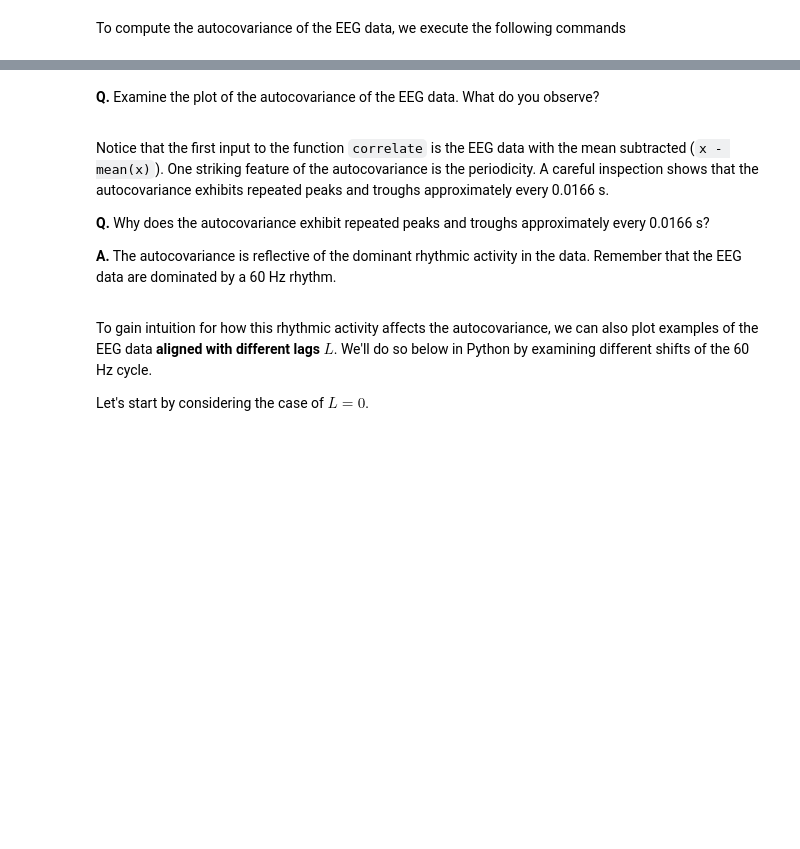
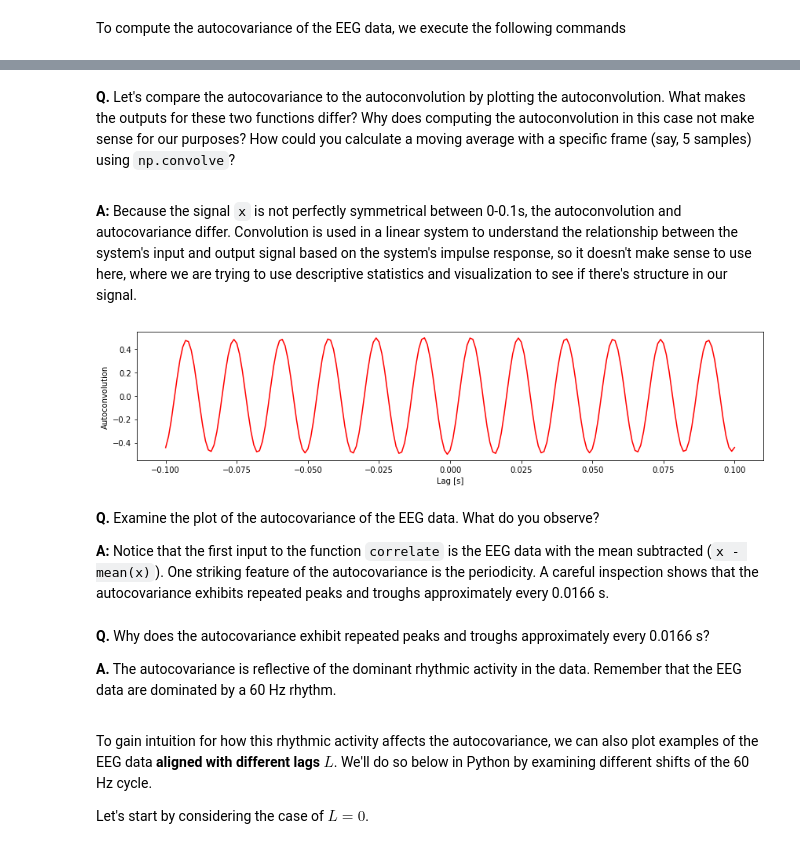
Before and after one commit to jaib1/Case-Studies-Python, a Jupyter notebook: content/03/the-power-spectrum-part-1.ipynb, the cells around one changed output, grey strips where cells are left out. Cells and saved outputs as stored; diff of their text form; code cells hidden in the pictures; blank space fills up the shorter version.

```diff
--- a/content/03/the-power-spectrum-part-1.ipynb
+++ b/content/03/the-power-spectrum-part-1.ipynb
@@ -315,12 +345,64 @@ ax4.set_ylabel('Autocovariance')
+# %% [markdown]
+<div class="question">
+
+**Q.** Let's compare the autocovariance to the autoconvolution by plotting the autoconvolution. What makes the outputs for these two functions differ? Why does computing the autoconvolution in this case not make sense for our purposes? How could you calculate a moving average with a specific frame (say, 5 samples) using `np.convolve`?
+
+</div>
+# %% [markdown]
+__A:__ Because the signal `x` is not perfectly symmetrical between 0-0.1s, the autoconvolution and autocovariance differ. Convolution is used in a linear system to understand the relationship between the system's input and output signal based on the system's impulse response, so it doesn't make sense to use here, where we are trying to use descriptive statistics and visualization to see if there's structure in our signal.
+# %%
+# Compute and plot the autocovariance at +/- 100 lags (.1 s)
+auto_conv = 1 / N * np.convolve(x - x.mean(), x - x.mean(), mode='full')
+
+idxs = abs(lags) <= 100
+fig5, ax5 = plt.subplots()
+ax5.plot(lags[idxs] * dt, auto_conv[idxs], 'r')
+ax5.set_xlabel('Lag [s]')
+ax5.set_ylabel('Autoconvolution')
+
+# Compute the moving average
+frame = 5
+weights = np.ones(frame) / frame
+# we use `mode='same'` to return a signal that has the same length as the input
+moving_avg = np.convolve(x-x.mean(), weights, mode='same')
+
+# To compute a moving average of any frame, we can define the following function:
+def moving_avg(data, frame=5):
+    """
+    Computes the moving average of a signal via convolution.
+
+    Parameters:
+    -----------
+        data (ndarray): 1d array of timeseries data by 'n'
+        frame (int): Number of samples in `data` to average for each
+                     output sample (aka "window")
+
+    Returns:
+    --------
+        ma: The moving average output of `data` for frame size `frame`
+
+    Example - calculate the moving average of a list of ints:
+
+        data = [1, 2, 3, 6, 9, 12, 20, 28, 30, 25, 22, 20, 15, 12, 10]
+        ma = moving_average(np.asarray(data), 3)
+    ---------
+    """
+
+    # Ensure `data` is a 1d ndarray
+    data = np.asarray(data).flatten()
+    weights = np.ones(frame) / frame
+    ma = np.convolve(data, weights, mode='same')
+# %% [output]
+[figure, added]
 # %% [markdown]
 <div class="question">
 
 **Q.** Examine the plot of the autocovariance of the EEG data. What do you observe?
 
 </div>
+
+__A:__ Notice that the first input to the function `correlate` is the EEG data with the mean subtracted (`x - mean(x)`). One striking feature of the autocovariance is the periodicity. A careful inspection shows that the autocovariance exhibits repeated peaks and troughs approximately every 0.0166 s.
 # %% [markdown]
-Notice that the first input to the function `correlate` is the EEG data with the mean subtracted (`x - mean(x)`). One striking feature of the autocovariance is the periodicity. A careful inspection shows that the autocovariance exhibits repeated peaks and troughs approximately every 0.0166 s.
-
 <div class="question">
 
 **Q.** Why does the autocovariance exhibit repeated peaks and troughs approximately every 0.0166 s?
```
Also changed, not shown: parts of 27 cells of this notebook.
